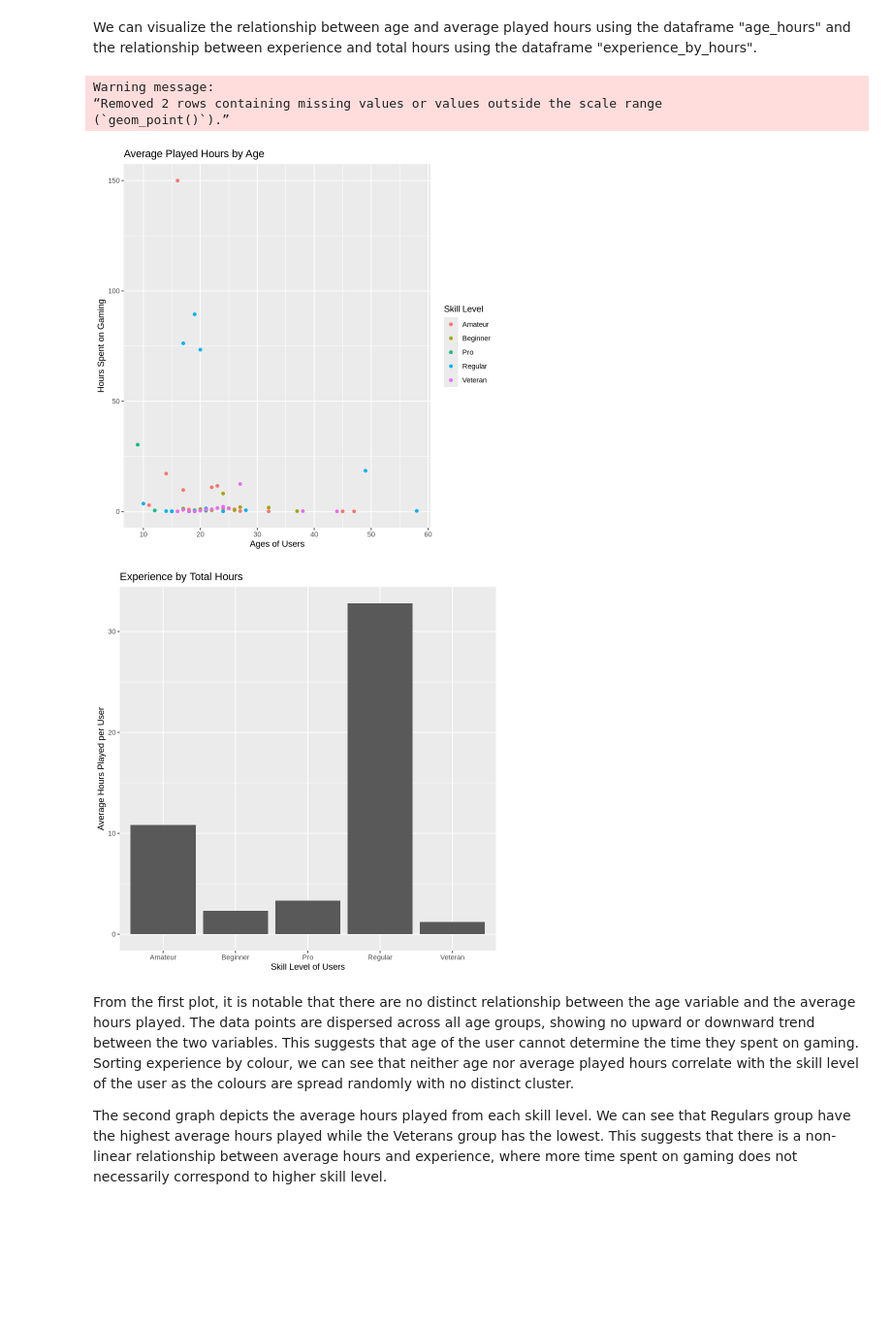
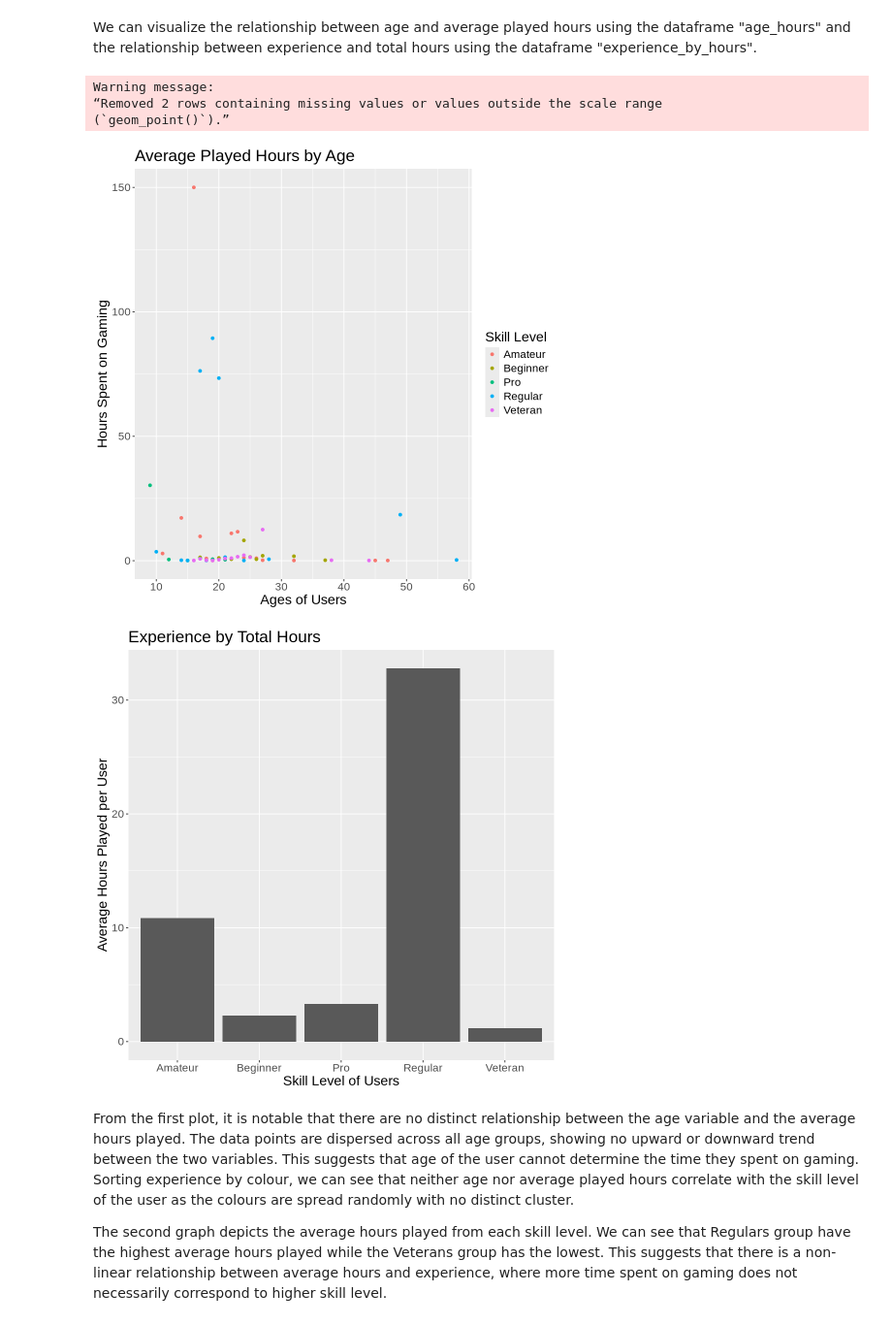
Before and after one commit to mandalaalinn-jpg/DS-Proposal, a Jupyter notebook: DataScienceProposal.ipynb, the cells around one changed output. Shown at 97% size. Drawn from its saved outputs; the diff is of its cells as text; code cells hidden in the pictures; blank space fills up the shorter version.

```diff
--- a/DataScienceProposal.ipynb
+++ b/DataScienceProposal.ipynb
@@ -161,23 +169,26 @@ A tibble: 5 × 4
 # %% [markdown]
 We can visualize the relationship between age and average played hours using the dataframe "age_hours" and the relationship between experience and total hours using the dataframe "experience_by_hours".
 # %%
+options(repr.plot.width = 8, repr.plot.height = 8)
 summary_players_plot <- age_hours |>
 ggplot(aes(x = age, y = avg_hours, color = experience)) +
 geom_point() +
-labs(x = "Ages of Users", y = "Hours Spent on Gaming", title = "Average Played Hours by Age", color = "Skill Level")
+labs(x = "Ages of Users", y = "Hours Spent on Gaming", title = "Average Played Hours by Age", color = "Skill Level") +
+theme(text = element_text(size = 17))
 summary_players_plot
 
 experience_hours_plot <- experience_by_hours |>
 ggplot(aes(x = experience, y = avg_hours_per_user)) +
 geom_bar(stat="identity") +
-labs(x = "Skill Level of Users", y = "Average Hours Played per User", title = "Experience by Total Hours")
+labs(x = "Skill Level of Users", y = "Average Hours Played per User", title = "Experience by Total Hours") +
+theme(text = element_text(size = 17))
 experience_hours_plot
 # %% [output]
 Warning message:
 “Removed 2 rows containing missing values or values outside the scale range
 (`geom_point()`).”
-[figure, old version]
+[figure, new version]
-[figure, old version]
+[figure, new version]
 # %% [markdown]
 From the first plot, it is notable that there are no distinct relationship between the age variable and the average hours played. The data points are dispersed across all age groups, showing no upward or downward trend between the two variables. This suggests that age of the user cannot determine the time they spent on gaming. Sorting experience by colour, we can see that neither age nor average played hours correlate with the skill level of the user as the colours are spread randomly with no distinct cluster.
 
```
Also changed, not shown: parts of 3 cells of this notebook.
